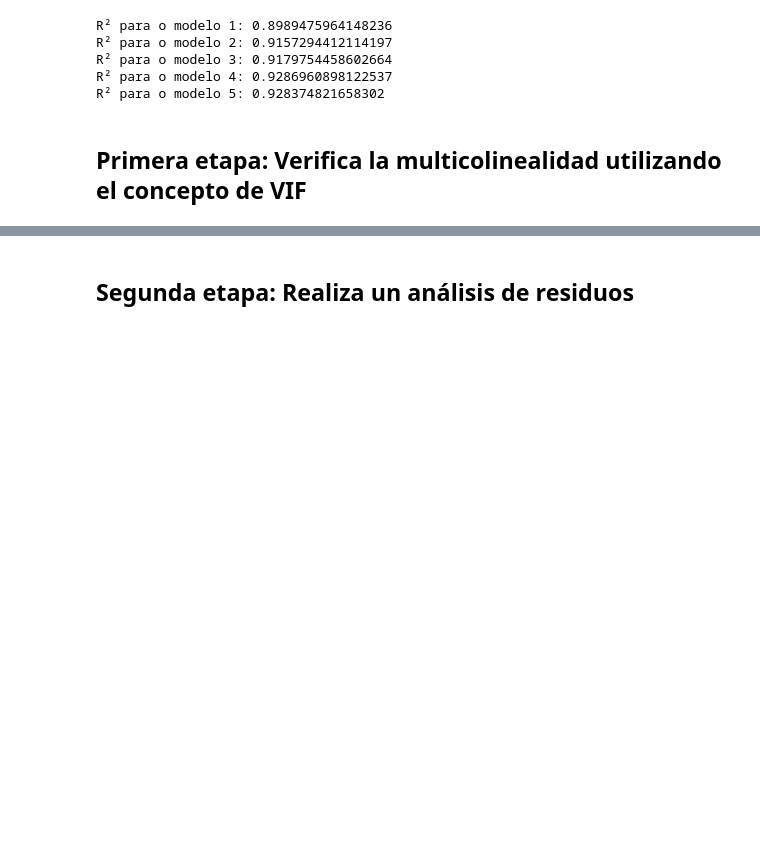
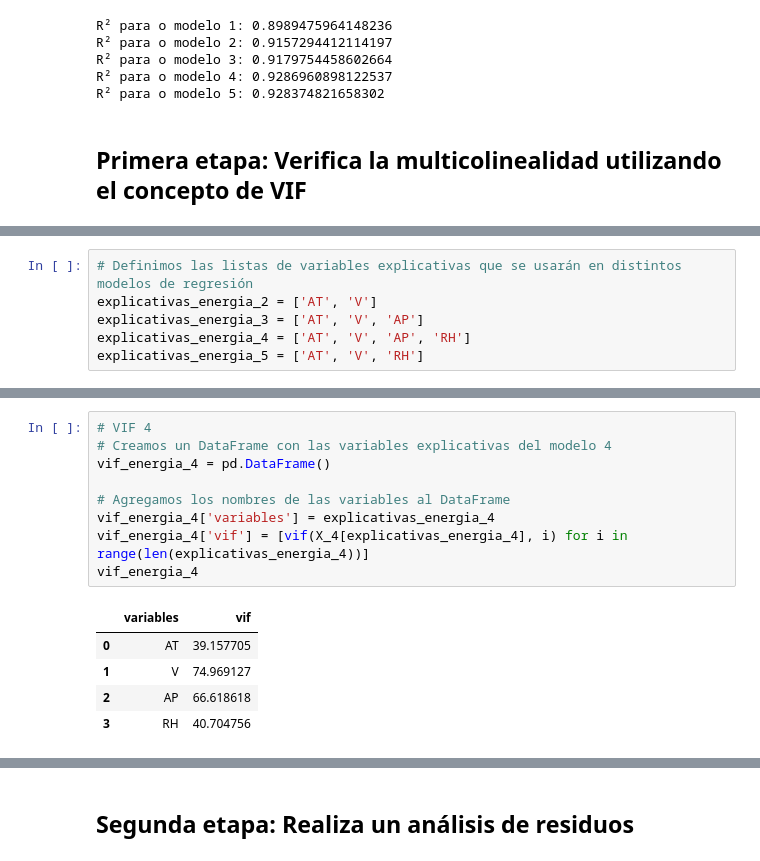
Before and after one commit to DanielRaiicHu/precio_de_inmuebles_regresion_lineal, a Jupyter notebook: precios_de_inmuebles_regresion_lineal.ipynb, the cells around one changed output, grey strips where cells are left out. Saved outputs shown, nothing was run; the diff lists cells and outputs as text; blank space fills up the shorter version.

```diff
--- a/precios_de_inmuebles_regresion_lineal.ipynb
+++ b/precios_de_inmuebles_regresion_lineal.ipynb
@@ -1103,0 +1106,6 @@ R² para o modelo 5: 0.928374821658302
+# %%
+# Definimos las listas de variables explicativas que se usarán en distintos modelos de regresión
+explicativas_energia_2 = ['AT', 'V']
+explicativas_energia_3 = ['AT', 'V', 'AP']
+explicativas_energia_4 = ['AT', 'V', 'AP', 'RH']
+explicativas_energia_5 = ['AT', 'V', 'RH']
@@ -1103,0 +1139,15 @@ R² para o modelo 5: 0.928374821658302
+# %%
+# VIF 4
+# Creamos un DataFrame con las variables explicativas del modelo 4
+vif_energia_4 = pd.DataFrame()
+
+# Agregamos los nombres de las variables al DataFrame
+vif_energia_4['variables'] = explicativas_energia_4
+vif_energia_4['vif'] = [vif(X_4[explicativas_energia_4], i) for i in range(len(explicativas_energia_4))]
+vif_energia_4
+# %% [output]
+|  | variables | vif |
+| 0 | AT | 39.157705 |
+| 1 | V | 74.969127 |
+| 2 | AP | 66.618618 |
+| 3 | RH | 40.704756 |
```
Also changed, not shown: parts of 5 cells of this notebook.
